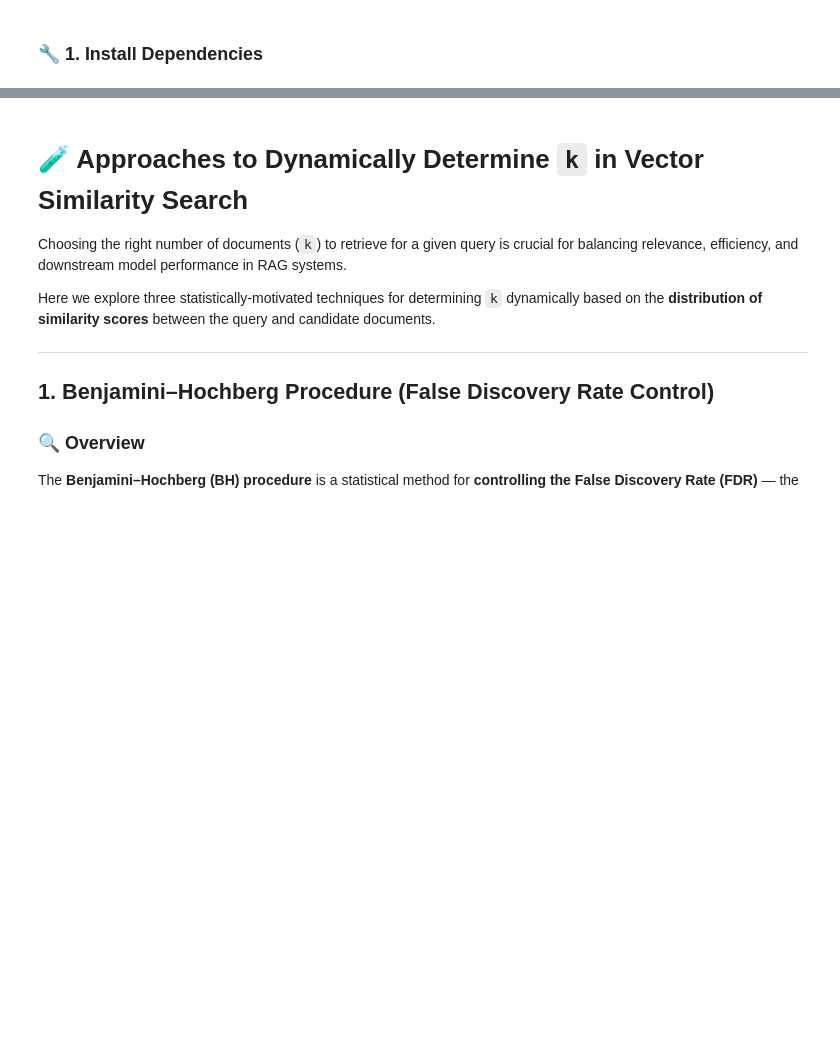
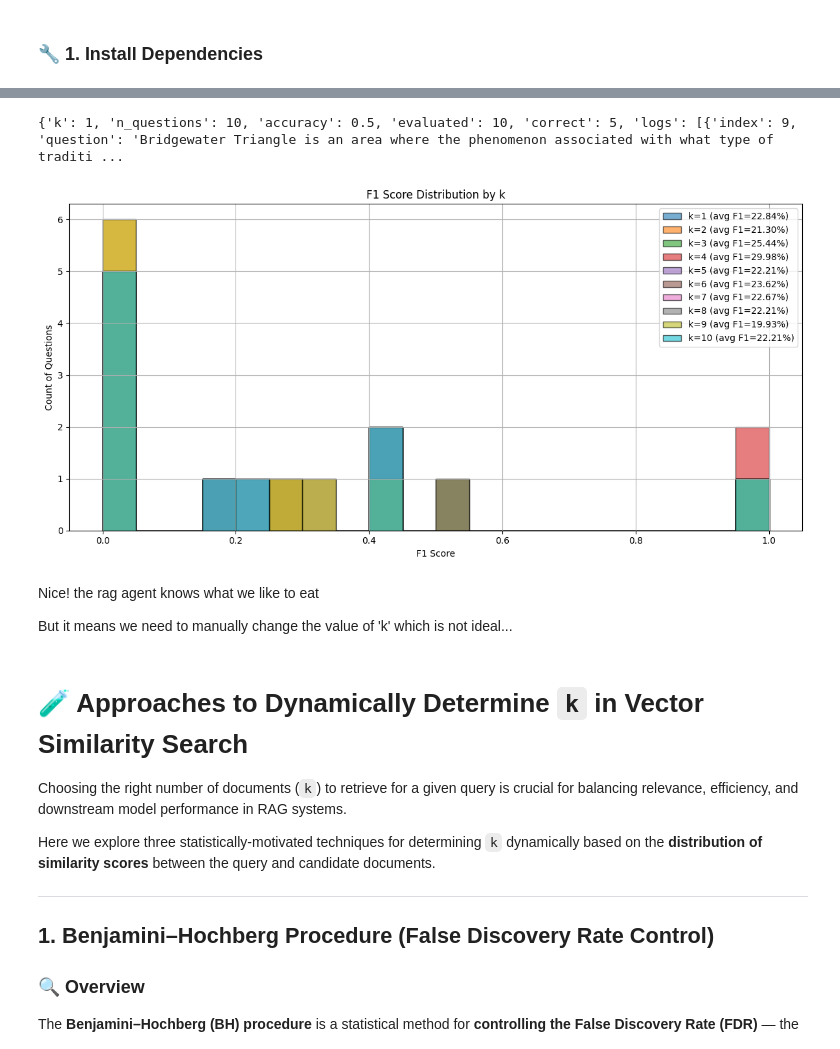
Before and after one commit to YarinShitrit/LanguageModelsSeminar, a Jupyter notebook: notebook.ipynb, the cells around one changed output, grey strips where cells are left out. Cells and saved outputs as stored; diff of their text form; code cells hidden in the pictures; blank space fills up the shorter version.

```diff
--- a/notebook.ipynb
+++ b/notebook.ipynb
@@ -239,0 +1030,36 @@ page_content='Yarin's favorite food is Pizza' metadata={'id': 3201, 'source': 32
+# %%
+import re
+import string
+
+def normalize_answer(s):
+    """Lower text and remove punctuation, articles and extra whitespace."""
+    def remove_articles(text):
+        return re.sub(r'\b(a|an|the)\b', ' ', text)
+    def white_space_fix(text):
+        return ' '.join(text.split())
+    def remove_punc(text):
+        exclude = set(string.punctuation)
+        return ''.join(ch for ch in text if ch not in exclude)
+    def lower(text):
+        return text.lower()
+
+    return white_space_fix(remove_articles(remove_punc(lower(s))))
+# %%
+from collections import Counter
+
+def compute_f1(a_pred, a_gold):
+    pred_tokens = normalize_answer(a_pred).split()
+    gold_tokens = normalize_answer(a_gold).split()
+    common = Counter(pred_tokens) & Counter(gold_tokens)
+    num_same = sum(common.values())
+
+    if len(pred_tokens) == 0 or len(gold_tokens) == 0:
+        return int(pred_tokens == gold_tokens)
+
+    if num_same == 0:
+        return 0
+
+    precision = num_same / len(pred_tokens)
+    recall = num_same / len(gold_tokens)
+    f1 = 2 * precision * recall / (precision + recall)
+    return f1
@@ -240,3 +1110,13 @@ page_content='Yarin's favorite food is Pizza' metadata={'id': 3201, 'source': 32
+# %%
+print(results[0])
+plot_f1_scores_by_k(results)
+# %% [output]
+{'k': 1, 'n_questions': 10, 'accuracy': 0.5, 'evaluated': 10, 'correct': 5, 'logs': [{'index': 9, 'question': 'Bridgewater Triangle is an area where the phenomenon associated with what type of traditi ...
+[figure, added]
+# %% [markdown]
+Nice! the rag agent knows what we like to eat
+
+But it means we need to manually change the value of 'k' which is not ideal...
 # %% [markdown]
 # 🧪 Approaches to Dynamically Determine `k` in Vector Similarity Search
 
```
Also changed, not shown: parts of 40 cells of this notebook.
